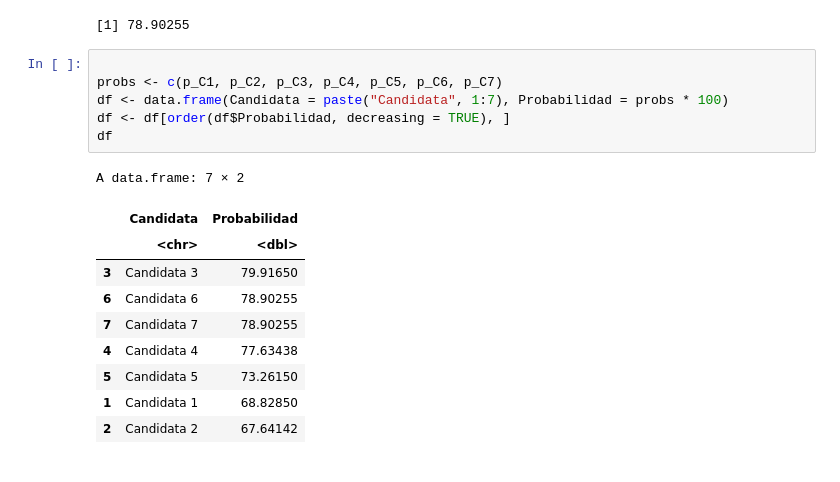
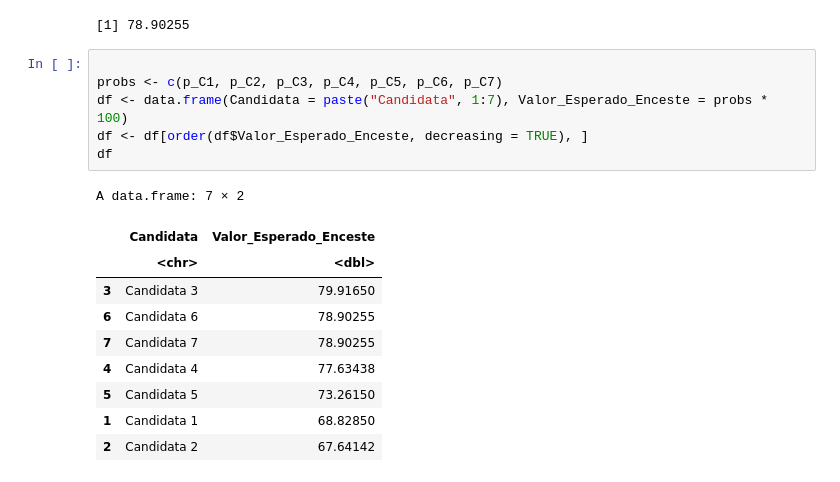
Before and after one commit to reglamarcador115/labo2025v, a Jupyter notebook: src/CazaTalentos/CazaTalentosTRZ.ipynb, the cells around one changed output. Cells and saved outputs as stored; diff of their text form.

```diff
--- a/src/CazaTalentos/CazaTalentosTRZ.ipynb
+++ b/src/CazaTalentos/CazaTalentosTRZ.ipynb
@@ -695,12 +695,12 @@ print(p_C7 * 100)
 # %%
 
 probs <- c(p_C1, p_C2, p_C3, p_C4, p_C5, p_C6, p_C7)
-df <- data.frame(Candidata = paste("Candidata", 1:7), Probabilidad = probs * 100)
-df <- df[order(df$Probabilidad, decreasing = TRUE), ]
+df <- data.frame(Candidata = paste("Candidata", 1:7), Valor_Esperado_Enceste = probs * 100)
+df <- df[order(df$Valor_Esperado_Enceste, decreasing = TRUE), ]
 df
 # %% [output]
 A data.frame: 7 × 2
-|  | Candidata | Probabilidad |
+|  | Candidata | Valor_Esperado_Enceste |
 |  | <chr> | <dbl> |
 | 3 | Candidata 3 | 79.91650 |
 | 6 | Candidata 6 | 78.90255 |
```
